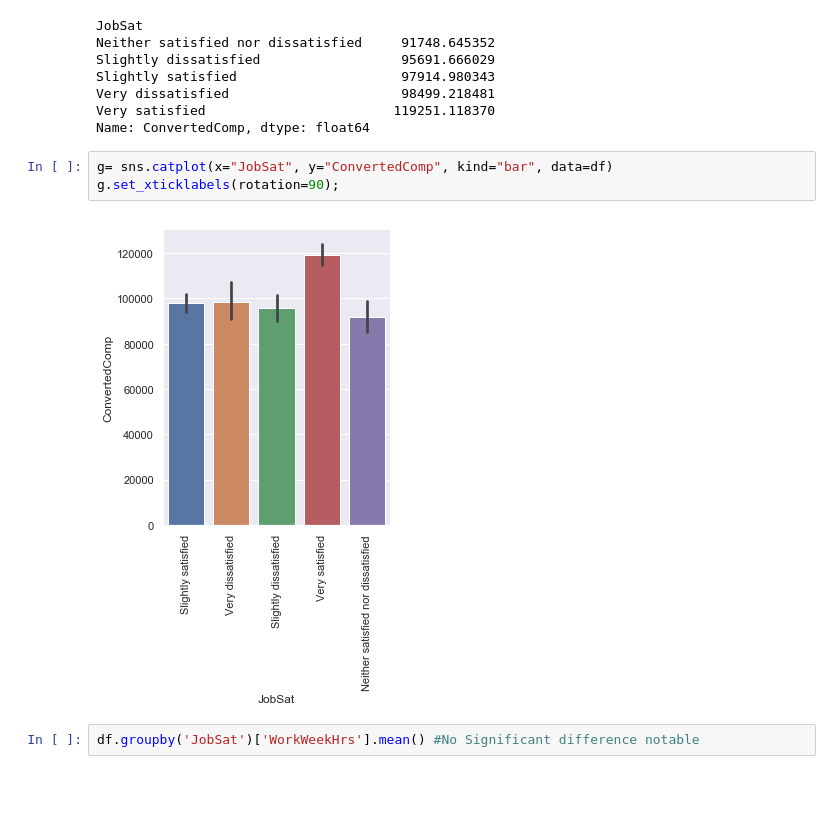
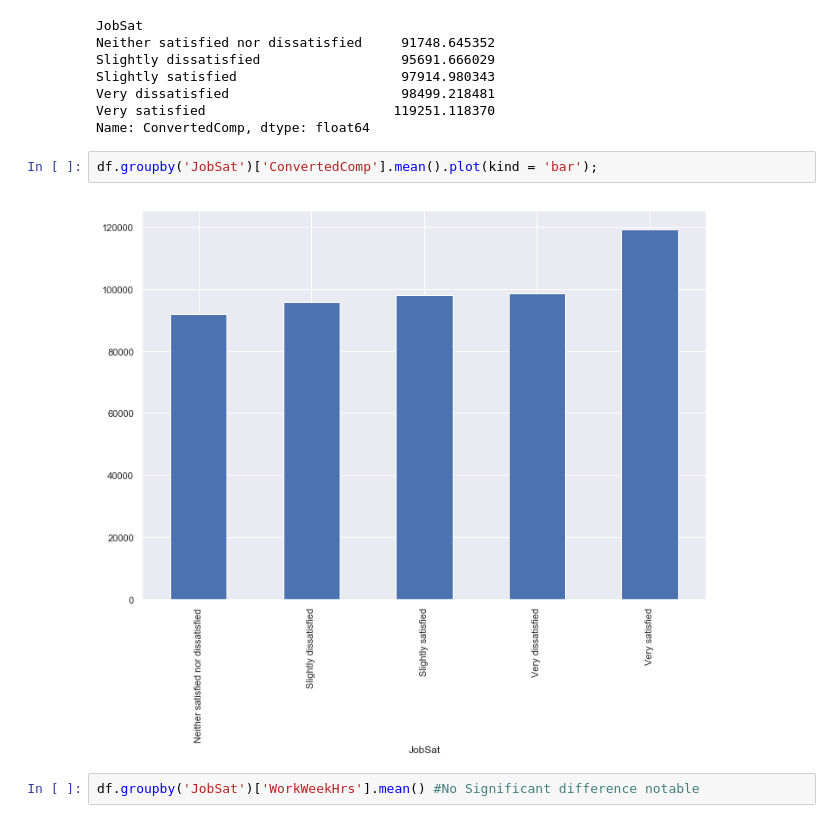
Before and after one commit to AmiraSwedan/2020-DevSurvey-StackOverflow, a Jupyter notebook: Analyzing 2020 Developers Survey.ipynb, the cells around one changed output. Drawn from its saved outputs; the diff is of its cells as text; blank space fills up the shorter version.

```diff
--- a/Analyzing 2020 Developers Survey.ipynb
+++ b/Analyzing 2020 Developers Survey.ipynb
@@ -63,11 +62,10 @@ Slightly satisfied                     97914.980343
 Very dissatisfied                      98499.218481
 Very satisfied                        119251.118370
 Name: ConvertedComp, dtype: float64
-# %%
-g= sns.catplot(x="JobSat", y="ConvertedComp", kind="bar", data=df)
-g.set_xticklabels(rotation=90);
-# %% [output]
-[figure, removed]
+# %%
+df.groupby('JobSat')['ConvertedComp'].mean().plot(kind = 'bar');
+# %% [output]
+[figure, added]
 # %%
 df.groupby('JobSat')['WorkWeekHrs'].mean() #No Significant difference notable
 # %% [output]
```
Also changed, not shown: parts of 18 cells of this notebook.
